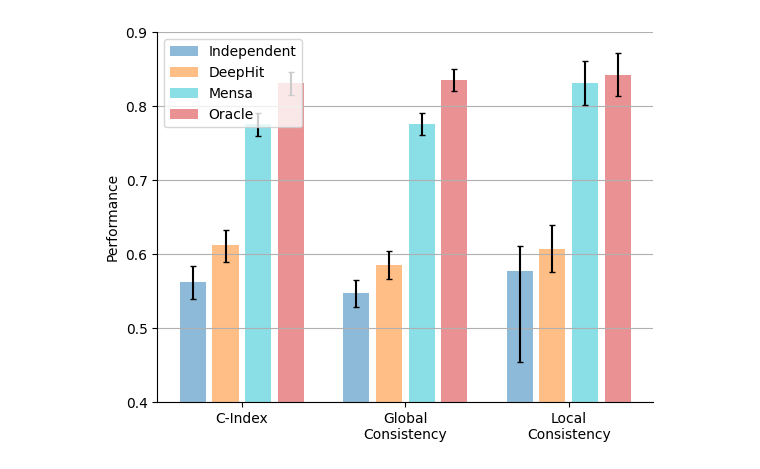
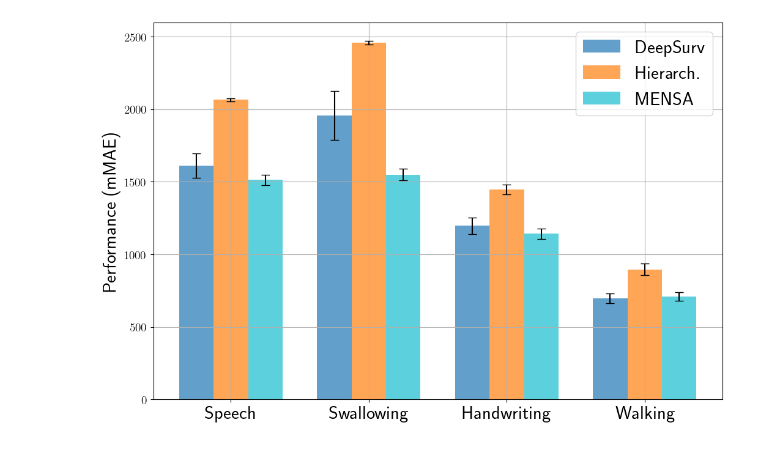
Before and after one commit to thecml/mensa, a Jupyter notebook: notebooks/bar_plots.ipynb, the cells around one changed output. Saved outputs shown, nothing was run; the diff lists cells and outputs as text; code cells hidden in the pictures.

Commit message:
Plotting

```diff
--- a/notebooks/bar_plots.ipynb
+++ b/notebooks/bar_plots.ipynb
@@ -100,4 +0,0 @@ def make_seer_bar_plots():
-# %%
-make_synth_plots()
-# %% [output]
-[figure, removed]
@@ -103,0 +28,69 @@ make_synth_plots()
+# %%
+deepsurv_results = df.loc[df['ModelName'] == 'deepsurv'][['EvenId', 'Seed', 'MAEM']]
+hierarch_results = df.loc[df['ModelName'] == 'hierarch'][['EvenId', 'Seed', 'MAEM']]
+mensa_results = df.loc[df['ModelName'] == 'mensa-nocop'][['EvenId', 'Seed', 'MAEM']]
+# %%
+deepsurv_results_pivot = deepsurv_results.pivot(index='Seed', columns='EvenId', values='MAEM')
+deepsurv_results_pivot = deepsurv_results_pivot[[1, 2, 3, 4]]
+deepsurv_results_pivot_np = deepsurv_results_pivot.to_numpy()
+
+hierarch_results_pivot = hierarch_results.pivot(index='Seed', columns='EvenId', values='MAEM')
+hierarch_results_pivot = hierarch_results_pivot[[1, 2, 3, 4]]
+hierarch_results_pivot_np = hierarch_results_pivot.to_numpy()
+
+mensa_results_pivot = mensa_results.pivot(index='Seed', columns='EvenId', values='MAEM')
+mensa_results_pivot = mensa_results_pivot[[1, 2, 3, 4]]
+mensa_results_pivot_np = mensa_results_pivot.to_numpy()
+# %%
+from scipy import stats
+
+pivot_C0 = deepsurv_results_pivot
+pivot_C1 = hierarch_results_pivot
+pivot_C2 = mensa_results_pivot
+
+# Event labels
+event_labels = ['Speech', 'Swallowing', 'Handwriting', 'Walking']
+
+# Calculate means and confidence intervals for each model
+means_C0 = pivot_C0.mean(axis=0)
+conf_intervals_C0 = pivot_C0.apply(lambda x: stats.sem(x) * stats.t.ppf((1 + 0.95) / 2., len(x) - 1), axis=0)
+
+means_C1 = pivot_C1.mean(axis=0)
+conf_intervals_C1 = pivot_C1.apply(lambda x: stats.sem(x) * stats.t.ppf((1 + 0.95) / 2., len(x) - 1), axis=0)
+
+means_C2 = pivot_C2.mean(axis=0)
+conf_intervals_C2 = pivot_C2.apply(lambda x: stats.sem(x) * stats.t.ppf((1 + 0.95) / 2., len(x) - 1), axis=0)
+
+# Plot the data
+plt.figure(figsize=(12, 8))
+
+# Width of bars
+bar_width = 0.25
+
+# Positions of bars on x-axis
+r1 = np.arange(len(means_C0))
+r2 = [x + bar_width for x in r1]
+r3 = [x + bar_width for x in r2]
+
+# Create bars
+plt.bar(r1, means_C0, width=bar_width, color='C0', yerr=conf_intervals_C0, capsize=5,
+        align='center', alpha=0.7, label='DeepSurv')
+plt.bar(r2, means_C1, width=bar_width, color='C1', yerr=conf_intervals_C1, capsize=5,
+        align='center', alpha=0.7, label='Hierarch.')
+plt.bar(r3, means_C2, width=bar_width, color='C9', yerr=conf_intervals_C2, capsize=5,
+        align='center', alpha=0.7, label='MENSA')
+
+# Add labels and title
+plt.ylabel('Performance (mMAE)', fontsize=22)
+plt.xticks([r + bar_width for r in range(len(means_C0))], event_labels, fontsize=22)
+
+# Add legend
+plt.legend(fontsize=22)
+
+# Show the plot
+plt.grid(True)
+
+# Save the entire figure as a single PDF file
+plt.savefig(f"{cfg.RESULTS_DIR}/als_performance.pdf", format='pdf', bbox_inches='tight')
+# %% [output]
+[figure, added]
```
Also changed, not shown: parts of 3 cells of this notebook, 3 other files.
